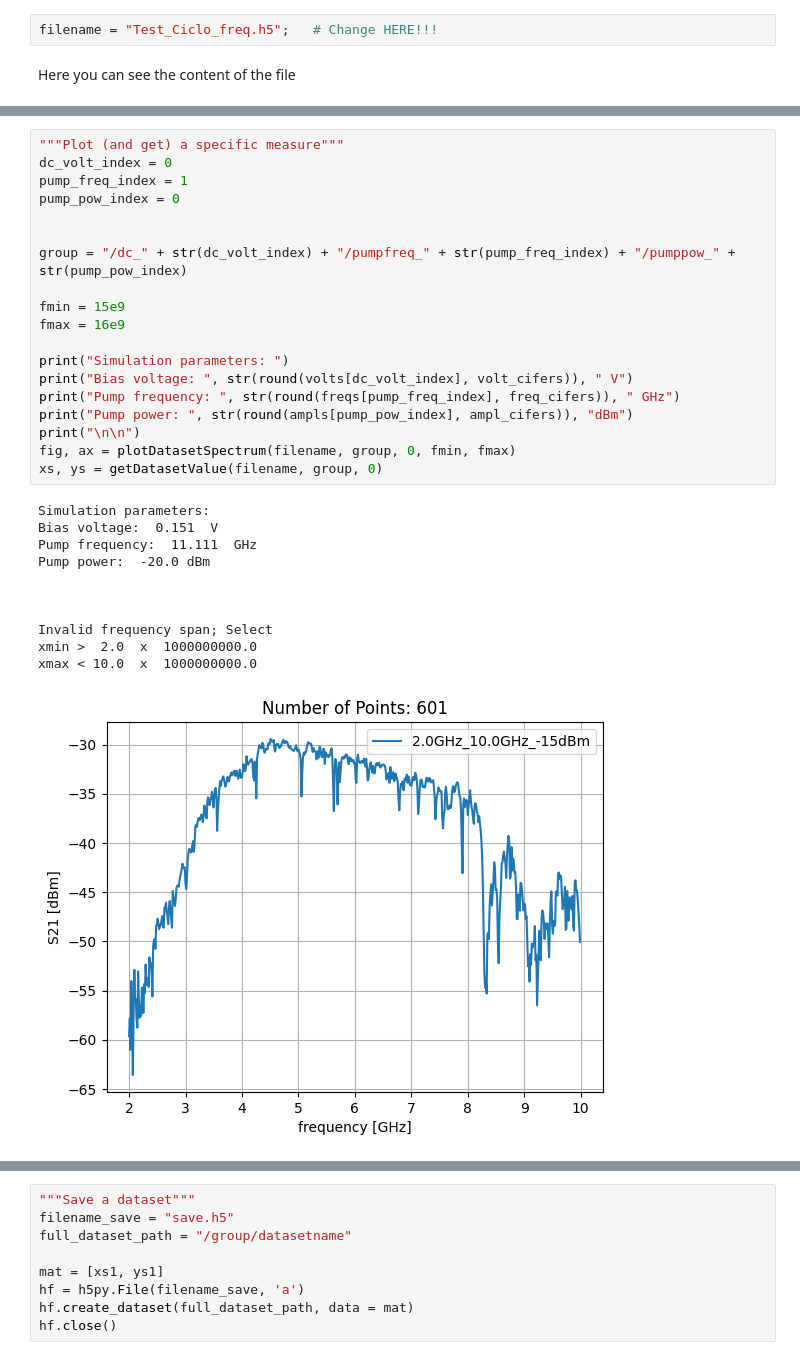
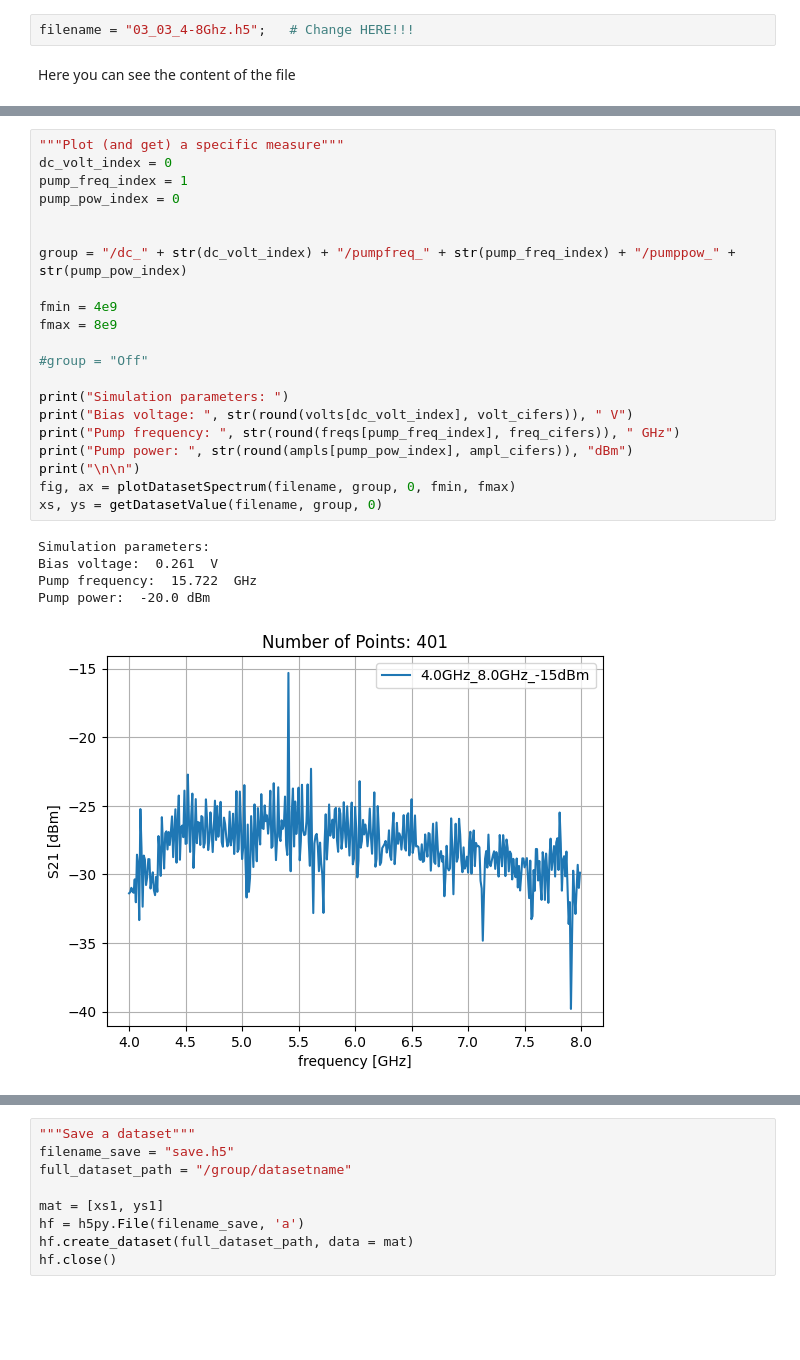
Before and after one commit to biqute/QTLab2223, a Jupyter notebook: TWPAandQubit/notebooks/read_lattice_results.ipynb, the cells around one changed output, grey strips where cells are left out. Saved outputs shown, nothing was run; the diff lists cells and outputs as text; blank space fills up the shorter version.

```diff
--- a/TWPAandQubit/notebooks/read_lattice_results.ipynb
+++ b/TWPAandQubit/notebooks/read_lattice_results.ipynb
@@ -8,7 +8,7 @@ import numpy as np
 from h5utils import *
 import matplotlib.pyplot as plt
 # %%
-filename = "Test_Ciclo_freq.h5";   # Change HERE!!!
+filename = "03_03_4-8Ghz.h5";   # Change HERE!!!
 # %% [markdown]
 Here you can see the content of the file
 # %%
@@ -82,31 +100,27 @@ Pump power (dBm):  [0] -20.0;
 # %%
 """Plot (and get) a specific measure"""
 dc_volt_index = 0
 pump_freq_index = 1
 pump_pow_index = 0
 
 
 group = "/dc_" + str(dc_volt_index) + "/pumpfreq_" + str(pump_freq_index) + "/pumppow_" + str(pump_pow_index)
 
-fmin = 15e9
-fmax = 16e9
+fmin = 4e9
+fmax = 8e9
+
+#group = "Off"
 
 print("Simulation parameters: ")
 print("Bias voltage: ", str(round(volts[dc_volt_index], volt_cifers)), " V")
 print("Pump frequency: ", str(round(freqs[pump_freq_index], freq_cifers)), " GHz")
 print("Pump power: ", str(round(ampls[pump_pow_index], ampl_cifers)), "dBm")
 print("\n\n")
 fig, ax = plotDatasetSpectrum(filename, group, 0, fmin, fmax)
 xs, ys = getDatasetValue(filename, group, 0)
 # %% [output]
 Simulation parameters:
-Bias voltage:  0.151  V
-Pump frequency:  11.111  GHz
+Bias voltage:  0.261  V
+Pump frequency:  15.722  GHz
 Pump power:  -20.0 dBm
-
-
-
-Invalid frequency span; Select
-xmin >  2.0  x  1000000000.0
-xmax < 10.0  x  1000000000.0
-[figure, old version]
+[figure, new version]
```
Also changed, not shown: parts of 5 cells of this notebook, 4 other files.
